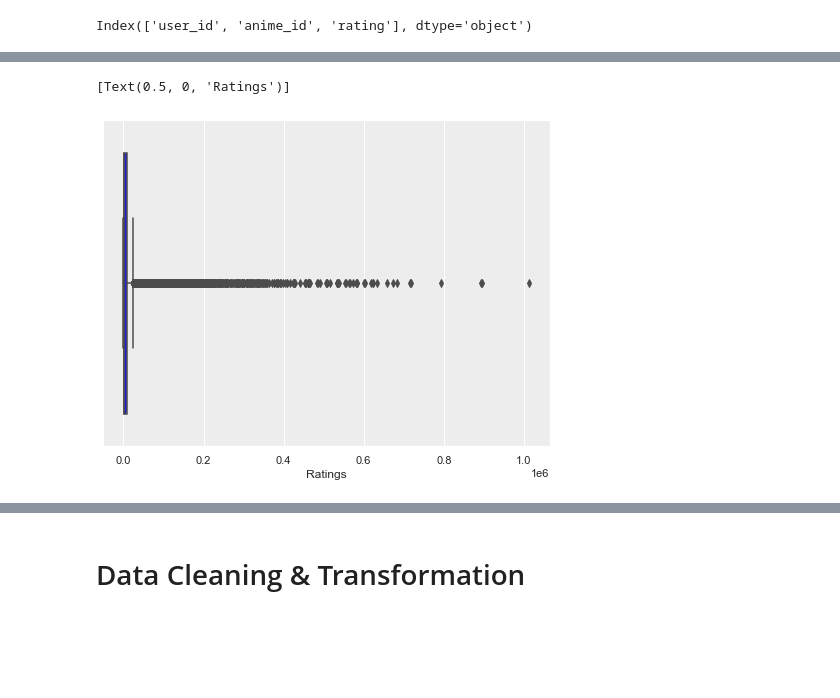
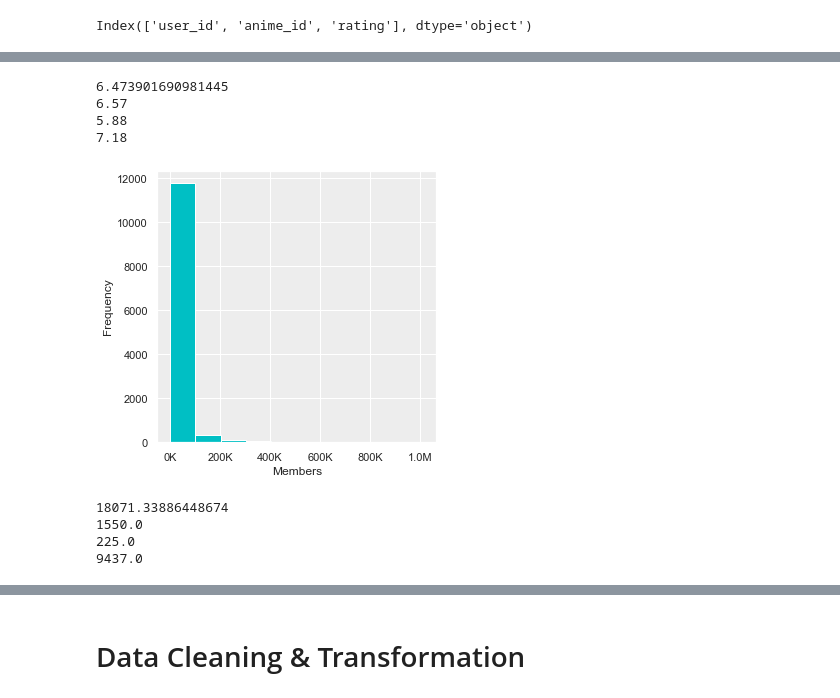
Before and after one commit to Ferdostto/Jupyter_Notebook_Test, a Jupyter notebook: BA Anime Recommendation Engine.ipynb, the cells around one changed output, grey strips where cells are left out. Drawn from its saved outputs; the diff is of its cells as text; code cells hidden in the pictures; blank space fills up the shorter version.

```diff
--- a/BA Anime Recommendation Engine.ipynb
+++ b/BA Anime Recommendation Engine.ipynb
@@ -68,8 +72,44 @@ plt.legend(loc='upper right')
 [figure]
-# %%
-# make a side by side comparision of the rating of people
-
-sns.boxplot(anime.members, color = 'blue').set(xlabel= 'Ratings')
-# %% [output]
-[Text(0.5, 0, 'Ratings')]
-[figure, removed]
+# %%
+print(mean)
+print(median)
+print(percetile_25)
+print(percetile_75)
+# %% [output]
+6.473901690981445
+6.57
+5.88
+7.18
+# %%
+def format_number(data_value, indx):
+    if data_value >= 1_000_000:
+        formatter = '{:1.1f}M'.format(data_value*0.000_001)
+    else:
+        formatter = '{:1.0f}K'.format(data_value*0.001)
+    return formatter
+
+fig, ax = plt.subplots(figsize = (5,5))
+plt.hist(anime.members)
+ax.xaxis.set_major_formatter(format_number)
+
+plt.xlabel('Members')
+plt.ylabel('Frequency')
+
+plt.savefig('Member_Dist_Raw', dpi = 300)
+# %% [output]
+[figure, added]
+# %%
+percetile_25 = q25(anime['members'])
+percetile_75 = q75(anime['members'])
+mean = anime['members'].mean()
+median = anime['members'].median()
+
+print(mean)
+print(median)
+print(percetile_25)
+print(percetile_75)
+# %% [output]
+18071.33886448674
+1550.0
+225.0
+9437.0
```
Also changed, not shown: parts of 12 cells of this notebook, 8 other files.
